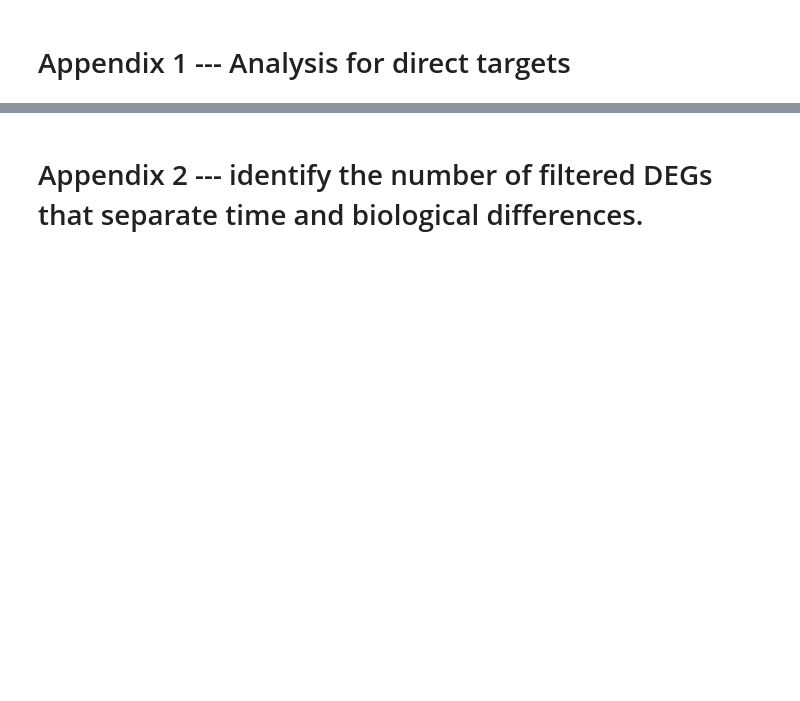
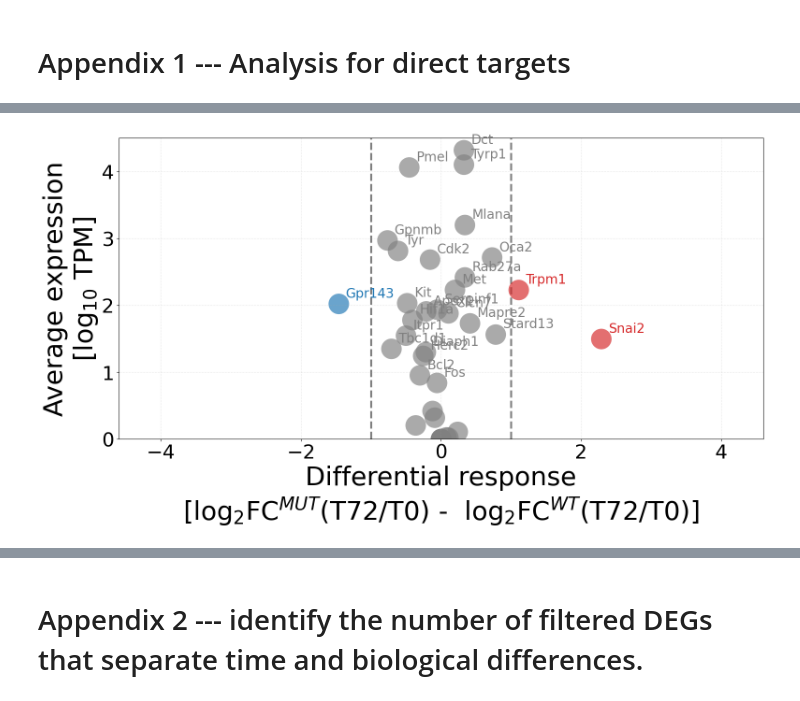
Before and after one commit to adelomana/reynisfjara, a Jupyter notebook: 05_differential_expression/reproduce_with_sleuth/LRT_differential_regression.2022.10.02.ipynb, the cells around one changed output, grey strips where cells are left out. Drawn from its saved outputs; the diff is of its cells as text; code cells hidden in the pictures; blank space fills up the shorter version.

```diff
--- a/05_differential_expression/reproduce_with_sleuth/LRT_differential_regression.2022.10.02.ipynb
+++ b/05_differential_expression/reproduce_with_sleuth/LRT_differential_regression.2022.10.02.ipynb
@@ -615,14 +639,8 @@ print(successes)
 seaborn.reset_orig()
 matplotlib.rcParams.update({'font.size':20, 'font.family':'sans-serif', 'xtick.labelsize':30, 'ytick.labelsize':30, 'figure.figsize':(16, 9), 'axes.labelsize':40})
 
-#  plot the behaviour of the Mitf direct target genes
-
-catt = numpy.concatenate((numerical_times, numerical_times, numerical_times), axis=0)
-
 fitted_trajectory_wt = {}; fitted_trajectory_mut = {}
-
 for gene_name in direct_targets_names:
-
     ensembl = annotation[annotation['ext_gene'] == gene_name].index[0]
 
     ### determine fitted response in WT
@@ -637,35 +655,38 @@ for gene_name in direct_targets_names:
 
     ### determine fitted response in MUT
     labels = [label for label in mice_expression.columns if 'a3922' not in label]
     labels.sort()
     y = mice_expression.loc[ensembl, labels].values
-    slope, intercept, r_value, p_value, std_err = scipy.stats.linregress(catt, y)
+    slope, intercept, r_value, p_value, std_err = scipy.stats.linregress(tt, y)
     fitted_y = slope*t + intercept
     fitted_y[fitted_y < 0] = 0
     fitted_response_mut = numpy.log2((fitted_y[-1]+1) / (fitted_y[0]+1))
     fitted_trajectory_mut[ensembl] = fitted_y
 
     # plot
     delta =  fitted_response_mut - fitted_response_wt
     average_expression = numpy.mean(numpy.log10(mice_expression.loc[ensembl, :]+1))
     if delta > 1:
         the_color = 'tab:red'
     elif delta < -1:
         the_color = 'tab:blue'
     else:
         the_color = 'grey'
     matplotlib.pyplot.scatter(delta, average_expression, s=1000, c=the_color, alpha=2/3, edgecolor='none')
     if average_expression > 0.5:
-        matplotlib.pyplot.text(delta, average_expression, gene_name, color=the_color)
+        matplotlib.pyplot.text(delta+0.1, average_expression+0.1, gene_name, color=the_color)
 
 matplotlib.pyplot.grid(alpha=0.5, ls=':')
 matplotlib.pyplot.xlabel('Differential response\n[log$_2$FC$^{MUT}$(T72/T0) -  log$_2$FC$^{WT}$(T72/T0)]')
 matplotlib.pyplot.ylabel('Average expression\n[log$_{10}$ TPM]')
 matplotlib.pyplot.axvline(1, color='gray', ls='--', lw=3, zorder=0)
 matplotlib.pyplot.axvline(-1, color='gray', ls='--', lw=3, zorder=0)
 matplotlib.pyplot.xlim([-4.6, 4.6])
 matplotlib.pyplot.ylim([0, 4.5])
 matplotlib.pyplot.tight_layout()
+matplotlib.pyplot.show()
+# %% [output]
+[figure, added]
 # %%
 # heatmap
 container = {}
```
Also changed, not shown: parts of 20 cells of this notebook.
